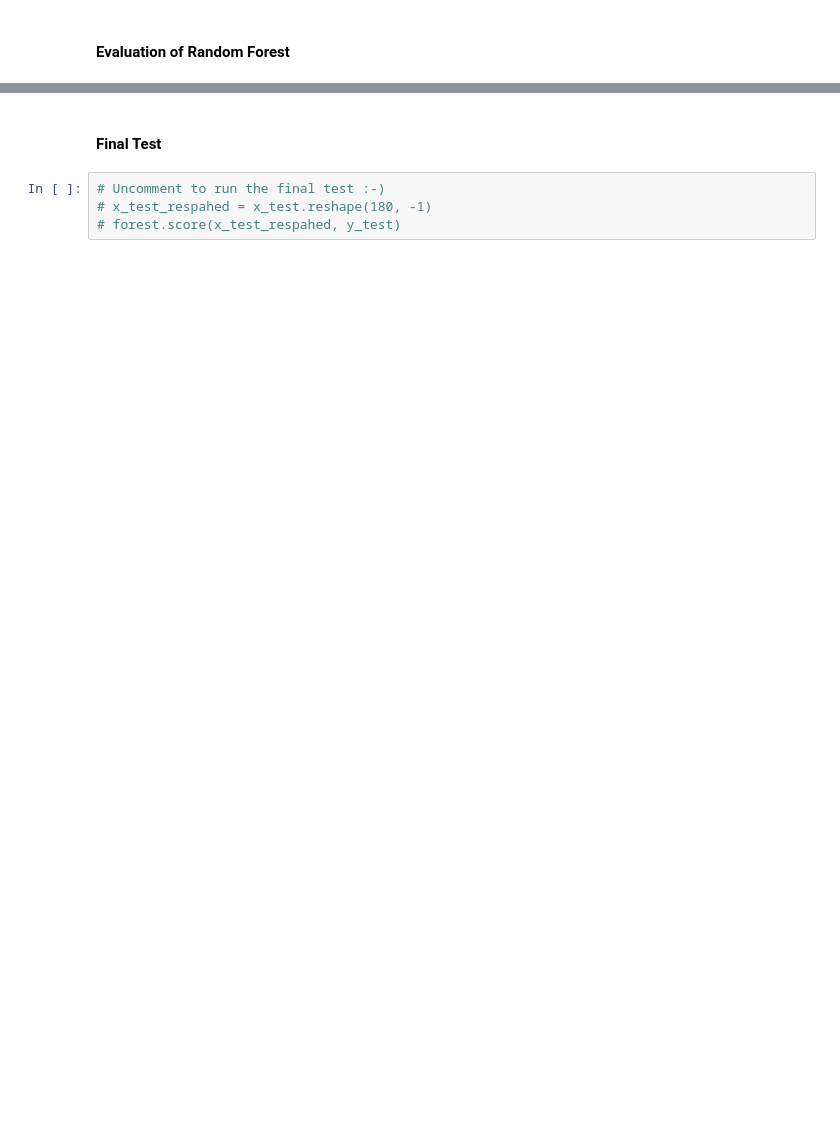
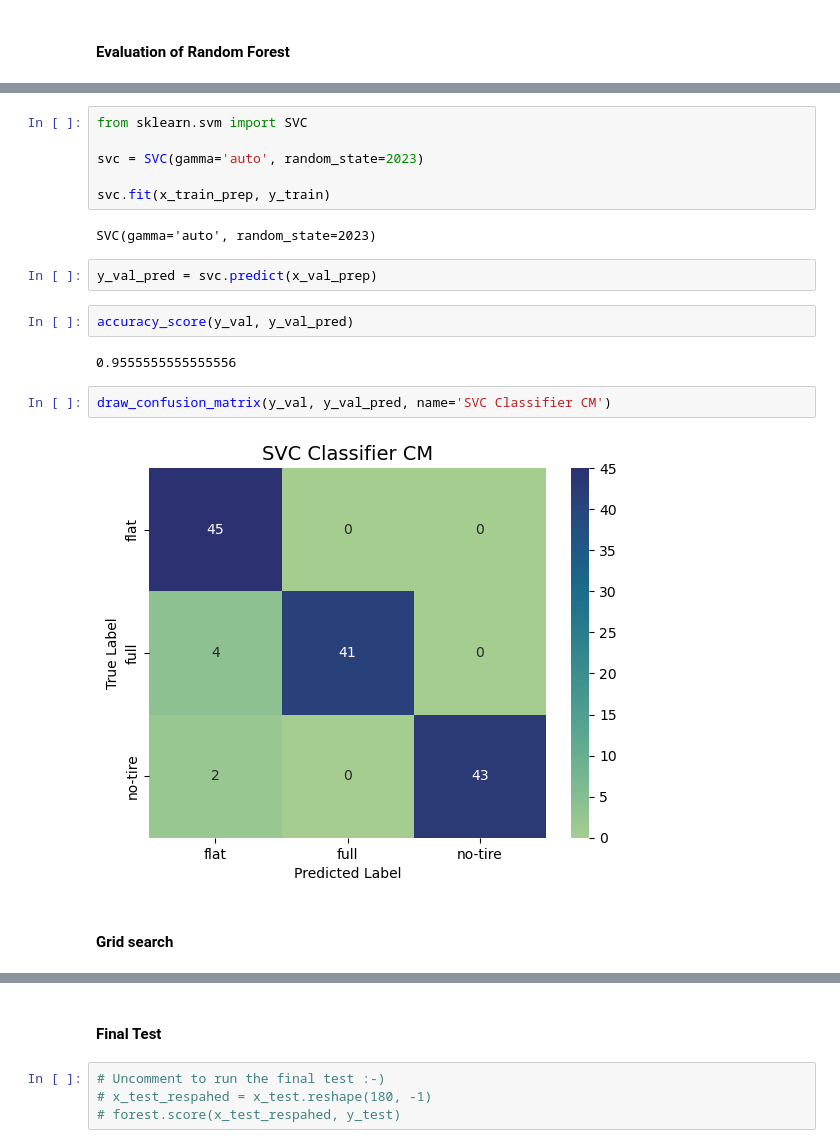
Before and after one commit to KTFish/ml_projects, a Jupyter notebook: 02_Flat_vs_Full_Tire.ipynb, the cells around one changed output, grey strips where cells are left out. Drawn from its saved outputs; the diff is of its cells as text; blank space fills up the shorter version.

```diff
--- a/02_Flat_vs_Full_Tire.ipynb
+++ b/02_Flat_vs_Full_Tire.ipynb
@@ -198,0 +217,20 @@ draw_confusion_matrix(y_val, y_val_pred)
+# %%
+from sklearn.svm import SVC
+
+svc = SVC(gamma='auto', random_state=2023)
+
+svc.fit(x_train_prep, y_train)
+# %% [output]
+SVC(gamma='auto', random_state=2023)
+# %%
+y_val_pred = svc.predict(x_val_prep)
+# %%
+accuracy_score(y_val, y_val_pred)
+# %% [output]
+0.9555555555555556
+# %%
+draw_confusion_matrix(y_val, y_val_pred, name='SVC Classifier CM')
+# %% [output]
+[figure, added]
+# %% [markdown]
+#### Grid search
```
Also changed, not shown: parts of 29 cells of this notebook, 2 other files.
